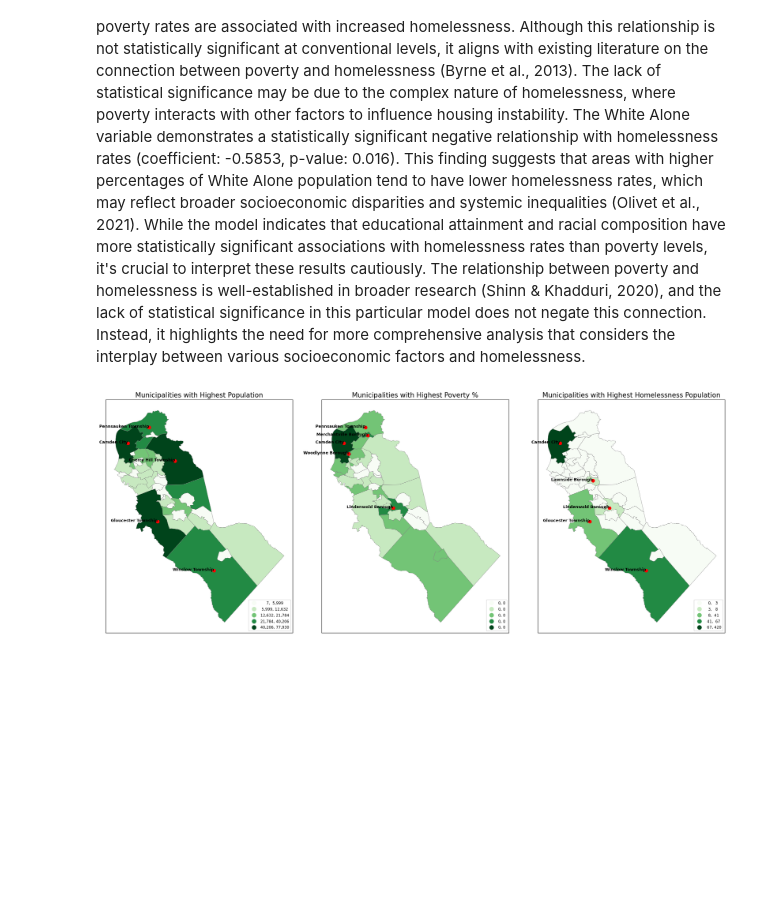
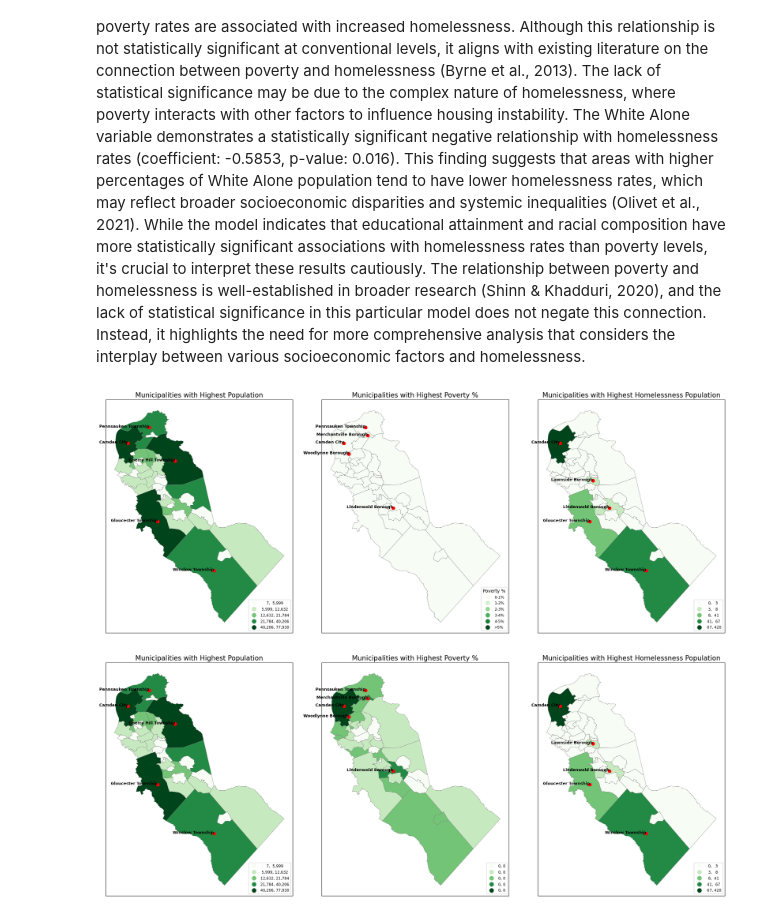
Before and after one commit to Funmiadebajo/GIS, a Jupyter notebook: PS4.ipynb, the cells around one changed output. Saved outputs shown, nothing was run; the diff lists cells and outputs as text; code cells hidden in the pictures; blank space fills up the shorter version.

```diff
--- a/PS4.ipynb
+++ b/PS4.ipynb
@@ -202,6 +240,73 @@ Camden City is the critical intersection where high population, poverty, and hom
 In my regression experiment, The Living in Poverty variable (coefficient: 0.1617, p-value: 0.728) shows a positive relationship with homelessness rates, suggesting that higher poverty rates are associated with increased homelessness. Although this relationship is not statistically significant at conventional levels, it aligns with existing literature on the connection between poverty and homelessness (Byrne et al., 2013). The lack of statistical significance may be due to the complex nature of homelessness, where poverty interacts with other factors to influence housing instability.
 The White Alone variable demonstrates a statistically significant negative relationship with homelessness rates (coefficient: -0.5853, p-value: 0.016). This finding suggests that areas with higher percentages of White Alone population tend to have lower homelessness rates, which may reflect broader socioeconomic disparities and systemic inequalities (Olivet et al., 2021).
 While the model indicates that educational attainment and racial composition have more statistically significant associations with homelessness rates than poverty levels, it's crucial to interpret these results cautiously. The relationship between poverty and homelessness is well-established in broader research (Shinn & Khadduri, 2020), and the lack of statistical significance in this particular model does not negate this connection. Instead, it highlights the need for more comprehensive analysis that considers the interplay between various socioeconomic factors and homelessness.
+# %%
+# Load and clean the New Jersey municipalities shapefile
+njMun = gpd.read_file('https://github.com/Funmiadebajo/GIS/raw/refs/heads/main/Municipality.zip')
+njMun.rename(columns={'NAMELSAD': 'Municipality'}, inplace=True)
+njMun['Municipality'] = njMun['Municipality'].str.strip().str.lower()
+
+# Function to load and clean data
+def load_and_merge(file_url, column_name):
+    data = pd.read_excel(file_url)
+    data['Municipality'] = data['Municipality'].str.strip().str.lower()
+    merged = njMun.merge(data, on='Municipality', how='outer', indicator=True)
+    return merged
+
+# Load and merge datasets with outer join
+njMun_pop = load_and_merge('https://github.com/Funmiadebajo/GIS/raw/refs/heads/main/municipality%20population.xlsx', 'population')
+njMun_pov = load_and_merge('https://github.com/Funmiadebajo/GIS/raw/refs/heads/main/Municipality%20poverty.xlsx', 'Poverty')
+njMun_hom = load_and_merge('https://github.com/Funmiadebajo/GIS/raw/refs/heads/main/municipality%20homelessness.xlsx', 'Homelessness')
+
+# Adjust legend bins for Poverty using pd.cut
+poverty_bins = [0, 1, 2, 3, 4, 5, 10]  # Define bins for small poverty values
+poverty_labels = ["0-1%", "1-2%", "2-3%", "3-4%", "4-5%", ">5%"]  # Corresponding labels
+njMun_pov['Poverty_bins'] = pd.cut(njMun_pov['Poverty'], bins=poverty_bins, labels=poverty_labels, include_lowest=True)
+
+# Create subplots for the three maps
+fig, axs = plt.subplots(1, 3, figsize=(20, 10))
+titles = [
+    "Municipalities with Highest Population",
+    "Municipalities with Highest Poverty %",
+    "Municipalities with Highest Homelessness Population"
+]
+datasets = [njMun_pop, njMun_pov, njMun_hom]
+columns = ['population', 'Poverty_bins', 'Homelessness']  # Use Poverty_bins for the middle map
+
+# Plot each dataset
+for i, (ax, data, col, title) in enumerate(zip(axs, datasets, columns, titles)):
+    if i == 1:  # Special handling for the middle map with pd.cut bins
+        data.plot(
+            ax=ax, column=col, legend=True, cmap='Greens', edgecolor='grey', linewidth=0.5,
+            legend_kwds={
+                'loc': 'lower right', 'title': 'Poverty %', 'title_fontsize': 'medium', 'fontsize': 'small'
+            }
+        )
+    else:  # Use default natural breaks for Population and Homelessness
+        data.plot(
+            ax=ax, column=col, legend=True, cmap='Greens', scheme='natural_breaks', k=5,
+            edgecolor='grey', linewidth=0.5,
+            legend_kwds={"fmt": "{:,.0f}", 'loc': 'lower right', 'title_fontsize': 'medium', 'fontsize': 'small'}
+        )
+
+    ax.set_title(title, fontsize=15)
+    ax.set_xticks([])  # Remove x-axis ticks
+    ax.set_yticks([])  # Remove y-axis ticks
+
+    # Label the top 5 municipalities
+    top_municipalities = data.nlargest(5, 'Poverty' if col == 'Poverty_bins' else col)
+    for _, row in top_municipalities.iterrows():
+        ax.scatter(row.geometry.centroid.x, row.geometry.centroid.y, color='red', s=50, zorder=5)  # Marker
+        ax.text(
+            row.geometry.centroid.x, row.geometry.centroid.y, row['Municipality'].title(),
+            fontsize=9, ha='right', color='black', weight='bold', zorder=10
+        )
+
+# Display the plot
+plt.tight_layout()
+plt.show();
+# %% [output]
+[figure, added]
 # %%
 # Load and clean the New Jersey municipalities shapefile
 njMun = gpd.read_file('https://github.com/Funmiadebajo/GIS/raw/refs/heads/main/Municipality.zip')
```
Also changed, not shown: parts of 4 cells of this notebook.
